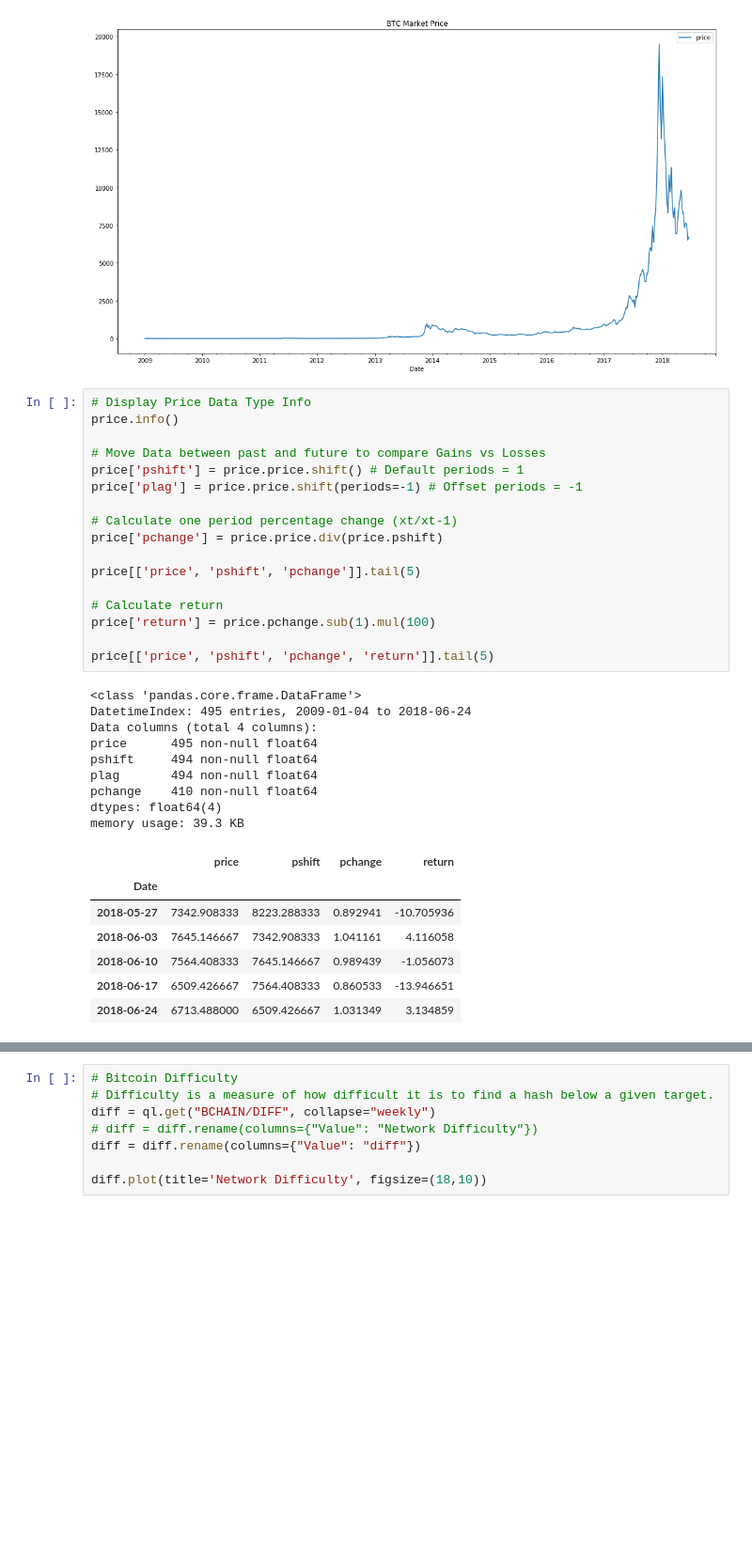
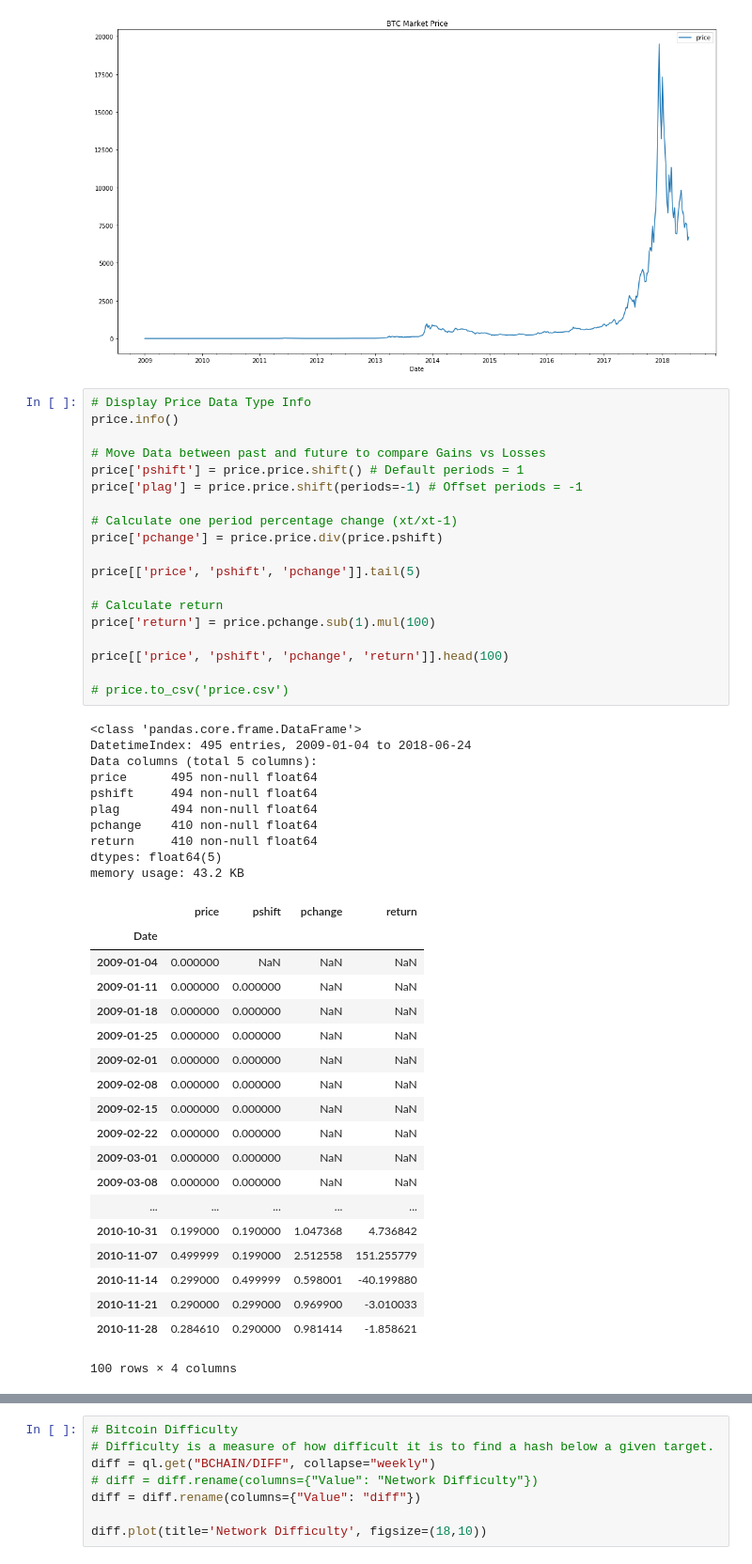
Before and after one commit to lopezdp/MachineLearningResearch, a Jupyter notebook: QuantFinance/PricingResearch.ipynb, the cells around one changed output, grey strips where cells are left out. Shown at 94% size. Cells and saved outputs as stored; diff of their text form; blank space fills up the shorter version.

```diff
--- a/QuantFinance/PricingResearch.ipynb
+++ b/QuantFinance/PricingResearch.ipynb
@@ -166,34 +166,49 @@ price.plot(title='BTC Market Price', figsize=(18,10))
 # %%
 # Display Price Data Type Info
 price.info()
 
 # Move Data between past and future to compare Gains vs Losses
 price['pshift'] = price.price.shift() # Default periods = 1
 price['plag'] = price.price.shift(periods=-1) # Offset periods = -1
 
 # Calculate one period percentage change (xt/xt-1)
 price['pchange'] = price.price.div(price.pshift)
 
 price[['price', 'pshift', 'pchange']].tail(5)
 
 # Calculate return
 price['return'] = price.pchange.sub(1).mul(100)
 
-price[['price', 'pshift', 'pchange', 'return']].tail(5)
+price[['price', 'pshift', 'pchange', 'return']].head(100)
+
+# price.to_csv('price.csv')
 # %% [output]
 <class 'pandas.core.frame.DataFrame'>
 DatetimeIndex: 495 entries, 2009-01-04 to 2018-06-24
-Data columns (total 4 columns):
+Data columns (total 5 columns):
 price      495 non-null float64
 pshift     494 non-null float64
 plag       494 non-null float64
 pchange    410 non-null float64
-dtypes: float64(4)
-memory usage: 39.3 KB
+return     410 non-null float64
+dtypes: float64(5)
+memory usage: 43.2 KB
 |  | price | pshift | pchange | return |
 | Date |  |  |  |  |
-| 2018-05-27 | 7342.908333 | 8223.288333 | 0.892941 | -10.705936 |
-| 2018-06-03 | 7645.146667 | 7342.908333 | 1.041161 | 4.116058 |
-| 2018-06-10 | 7564.408333 | 7645.146667 | 0.989439 | -1.056073 |
-| 2018-06-17 | 6509.426667 | 7564.408333 | 0.860533 | -13.946651 |
-| 2018-06-24 | 6713.488000 | 6509.426667 | 1.031349 | 3.134859 |
+| 2009-01-04 | 0.000000 | NaN | NaN | NaN |
+| 2009-01-11 | 0.000000 | 0.000000 | NaN | NaN |
+| 2009-01-18 | 0.000000 | 0.000000 | NaN | NaN |
+| 2009-01-25 | 0.000000 | 0.000000 | NaN | NaN |
+| 2009-02-01 | 0.000000 | 0.000000 | NaN | NaN |
+| 2009-02-08 | 0.000000 | 0.000000 | NaN | NaN |
+| 2009-02-15 | 0.000000 | 0.000000 | NaN | NaN |
+| 2009-02-22 | 0.000000 | 0.000000 | NaN | NaN |
+| 2009-03-01 | 0.000000 | 0.000000 | NaN | NaN |
+| 2009-03-08 | 0.000000 | 0.000000 | NaN | NaN |
+| ... | ... | ... | ... | ... |
+| 2010-10-31 | 0.199000 | 0.190000 | 1.047368 | 4.736842 |
+| 2010-11-07 | 0.499999 | 0.199000 | 2.512558 | 151.255779 |
+| 2010-11-14 | 0.299000 | 0.499999 | 0.598001 | -40.199880 |
+| 2010-11-21 | 0.290000 | 0.299000 | 0.969900 | -3.010033 |
+| 2010-11-28 | 0.284610 | 0.290000 | 0.981414 | -1.858621 |
+100 rows × 4 columns
```
Also changed, not shown: parts of 1 cell of this notebook, 1 other file.
